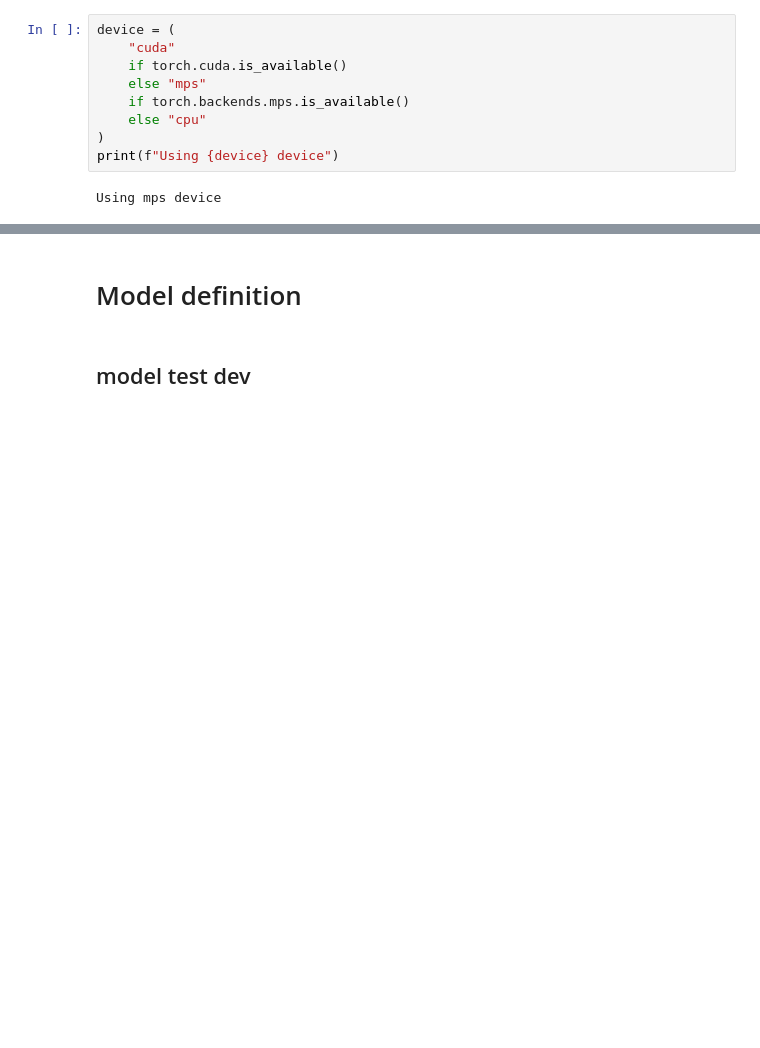
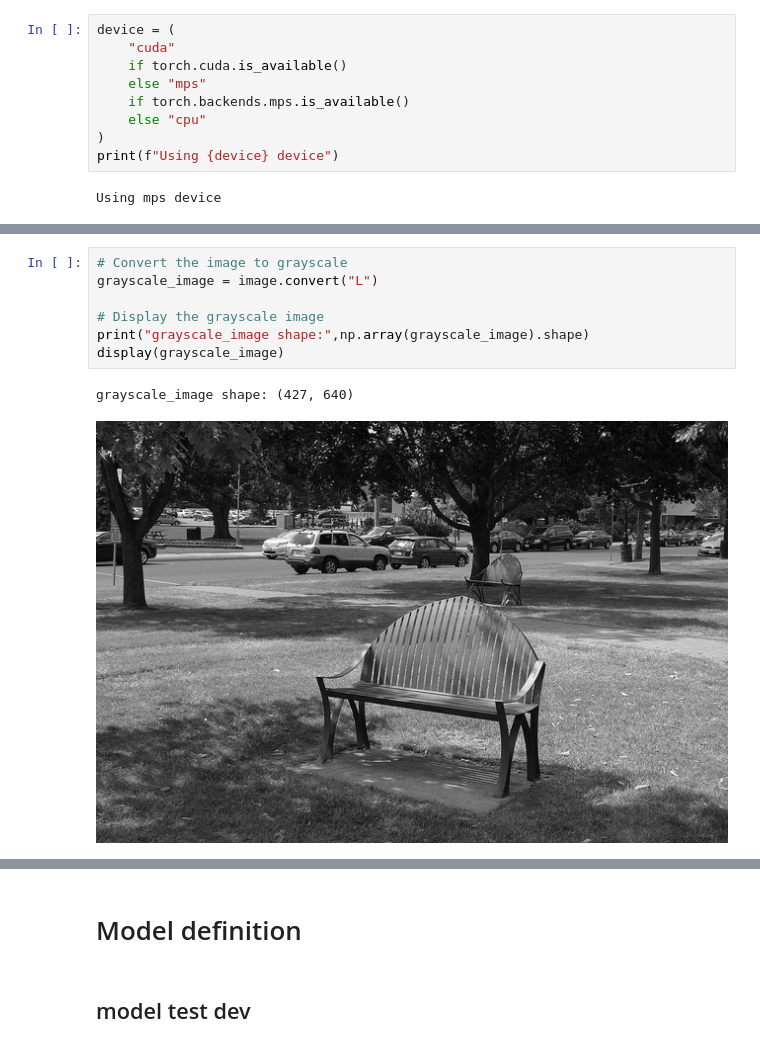
Before and after one commit to sjamthe/customNNexperiments, a Jupyter notebook: 2DSegmentNet-v2.ipynb, the cells around one changed output, grey strips where cells are left out. Cells and saved outputs as stored; diff of their text form; blank space fills up the shorter version.

```diff
--- a/2DSegmentNet-v2.ipynb
+++ b/2DSegmentNet-v2.ipynb
@@ -90,0 +70,10 @@ ValueError: x and y must have same first dimension, but have shapes torch.Size([
+# %%
+# Convert the image to grayscale
+grayscale_image = image.convert("L")
+
+# Display the grayscale image
+print("grayscale_image shape:",np.array(grayscale_image).shape)
+display(grayscale_image)
+# %% [output]
+grayscale_image shape: (427, 640)
+[figure, added]
```
Also changed, not shown: parts of 27 cells of this notebook.
